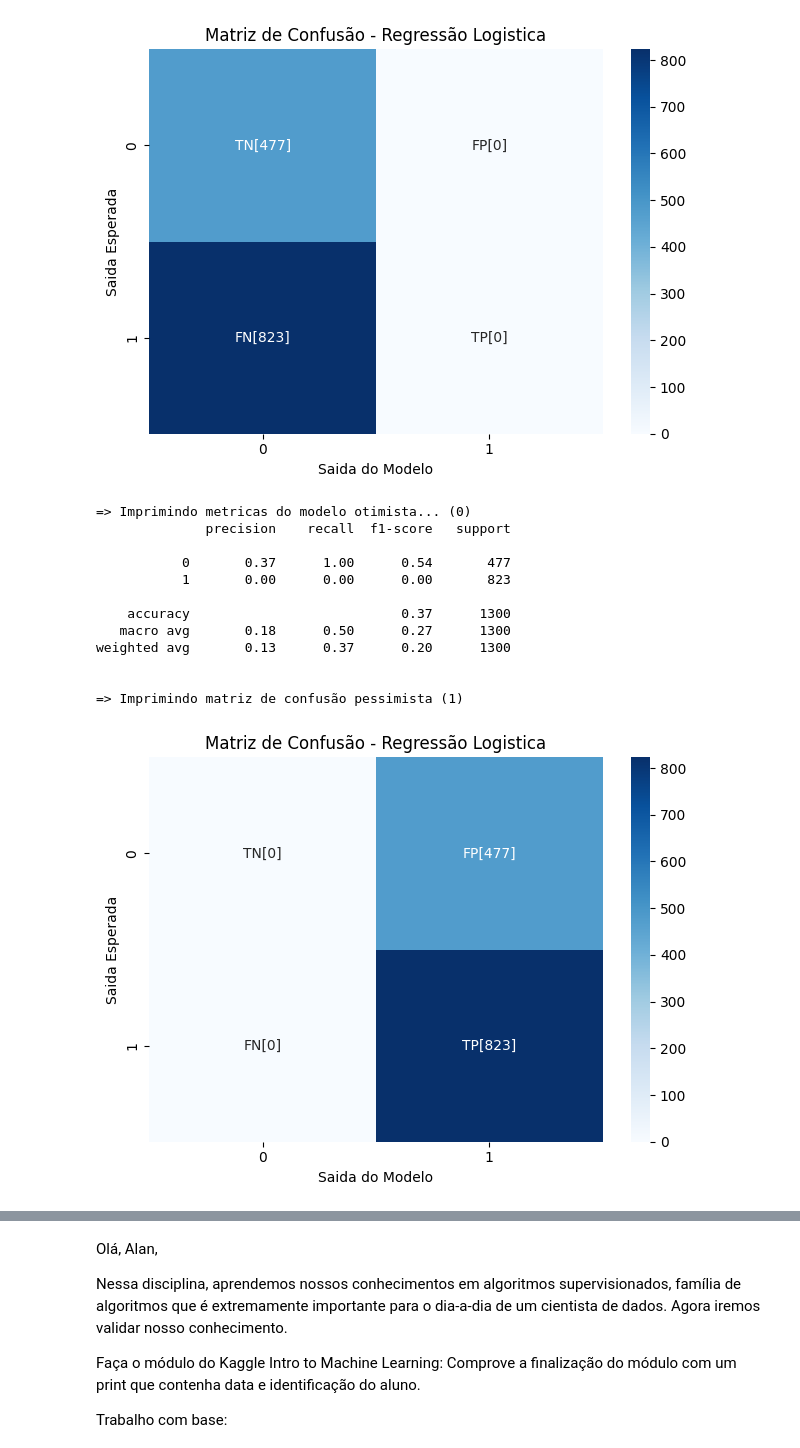
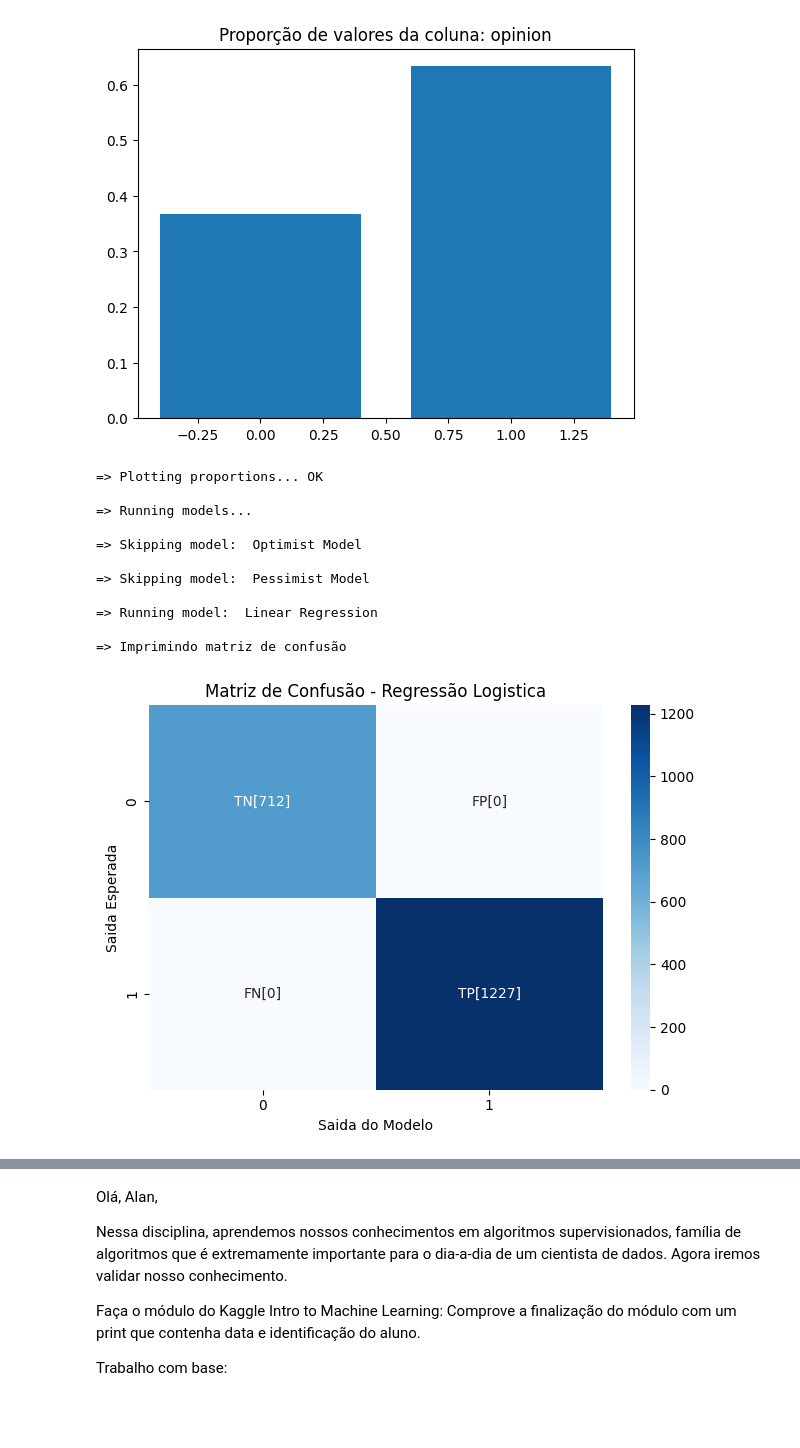
Before and after one commit to echer/mit-inteligencia-artificial-machine-learning-deep-learning-infnet-2025-01, a Jupyter notebook: ALGORITMOS DE IA/IA_ML_DP_UTILS_ALAN_ECHER.ipynb, the cells around one changed output, grey strips where cells are left out. Saved outputs shown, nothing was run; the diff lists cells and outputs as text; code cells hidden in the pictures; blank space fills up the shorter version.

Commit message:
adicionado suporte aos algoritmos para previsao via pipeline, melhorias na estrutura

```diff
--- a/ALGORITMOS DE IA/IA_ML_DP_UTILS_ALAN_ECHER.ipynb
+++ b/ALGORITMOS DE IA/IA_ML_DP_UTILS_ALAN_ECHER.ipynb
@@ -371,6 +408,39 @@ cache = {
 # (Não esqueça de preencher a variavel 'y_column')
 
 y_column = "opinion"
+# algoritms types =
+# optimist (auto-generated all values are predict by 0)
+# pessimist (auto-generated all values are predict by 1)
+# pipeline
+algoritms = [
+    {
+        "enabled":False,
+        "name": "Optimist Model",
+        "type": "predicted_by_0",
+        "plot_graphic": True,
+        "print_metrics": True,
+        "pipeline": None,
+    },
+    {
+        "enabled":False,
+        "name": "Pessimist Model",
+        "type": "predicted_by_1",
+        "plot_graphic": True,
+        "print_metrics": True,
+        "pipeline": None,
+    },{
+        "enabled":True,
+        "name": "Linear Regression",
+        "type": "pipeline",
+        "plot_graphic": True,
+        "print_metrics": True,
+        "pipeline": Pipeline([
+            ('scaler', RobustScaler()),
+            ('model', LogisticRegression(penalty=None))
+        ]),
+    },
+
+]
 
 configuration = {
     "show_debug_info": True,  # TODO implementar nivel de log
@@ -382,14 +452,14 @@ configuration = {
         "show_data": {  # SECAO PARA CONFIGURACAO DOS LOGS
             "enabled": True,
             "dataset_head": True,
-            "dataset_info": True,
+            "dataset_info": False,
             "dataset_describe": False,
             "dataset_nulls": True,
             "dataset_duplicated": True,
             "dataset_unique_values": False,
-            "dataset_value_counts": True,
+            "dataset_value_counts": False,
         },
-        "proportion_of_test": 0.2,  # PERCENTUAL DO DATASET PARA SER USADO NO TREINO / TESTE
+        "proportion_of_test": 0.3,  # PERCENTUAL DO DATASET PARA SER USADO NO TREINO / TESTE
     },
     "normalize_columns": {  # SECAO PARA CONFIGURACAO DA NORMALIZACAO DAS COLUNAS
         "enabled": True,
@@ -402,6 +472,14 @@ configuration = {
     },
     "data_transformation": {  # SECAO PARA CONFIGURACAO DA TRANSFORMACAO DOS DADOS
         "transformations": [
+            {
+                "enabled": True,
+                "column": "type",
+                "function": lambda r: 1 if r == 'white' else 0, # white = 1, red = 0
+                "transform_to_new_column":{
+                    "enabled": False,
+                }
+            },
             {
                 "enabled": True,
                 "column": "quality",
@@ -417,6 +495,9 @@ configuration = {
         "enabled": False,
         "columns": []
     },
+    "drop_not_a_number_rows":{
+        "enabled":True,
+    },
     "pair_plot": {
         "enabled": False,
         "type": "2d",  # only 2d available
@@ -424,10 +505,9 @@ configuration = {
         "selection": [],
         "hue_column": y_column,
     },
-    "confusion_matrix": {
+    "prediction_models": {
         "enabled": True,
-        "generate_optimist": True,
-        "generate_pessimist": True,
+        "algoritms": algoritms,
     },
     "proportion_plot":{
         "enabled": True,
@@ -463,14 +543,13 @@ Drive already mounted at /content/drive; to attempt to forcibly remount, call dr
-[figure, old version]
+[figure, new version]
-=> Imprimindo metricas do modelo otimista... (0)
-              precision    recall  f1-score   support
+=> Plotting proportions... OK
 
-           0       0.37      1.00      0.54       477
-           1       0.00      0.00      0.00       823
+=> Running models...
 
-    accuracy                           0.37      1300
-   macro avg       0.18      0.50      0.27      1300
-weighted avg       0.13      0.37      0.20      1300
+=> Skipping model:  Optimist Model
 
+=> Skipping model:  Pessimist Model
 
-=> Imprimindo matriz de confusão pessimista (1)
+=> Running model:  Linear Regression
+
+=> Imprimindo matriz de confusão
-[figure, old version]
+[figure, new version]
```
Also changed, not shown: parts of 3 cells of this notebook.
